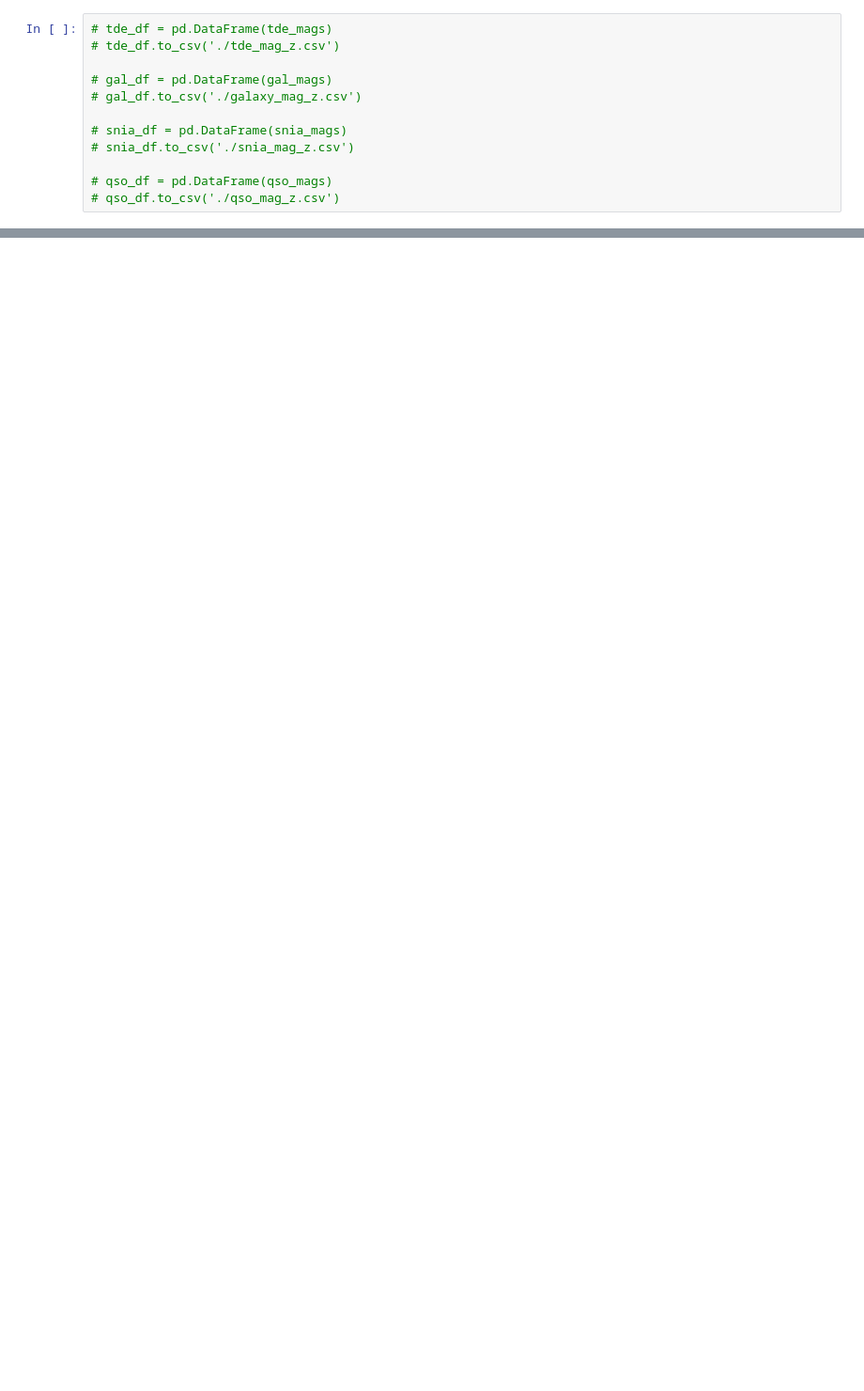
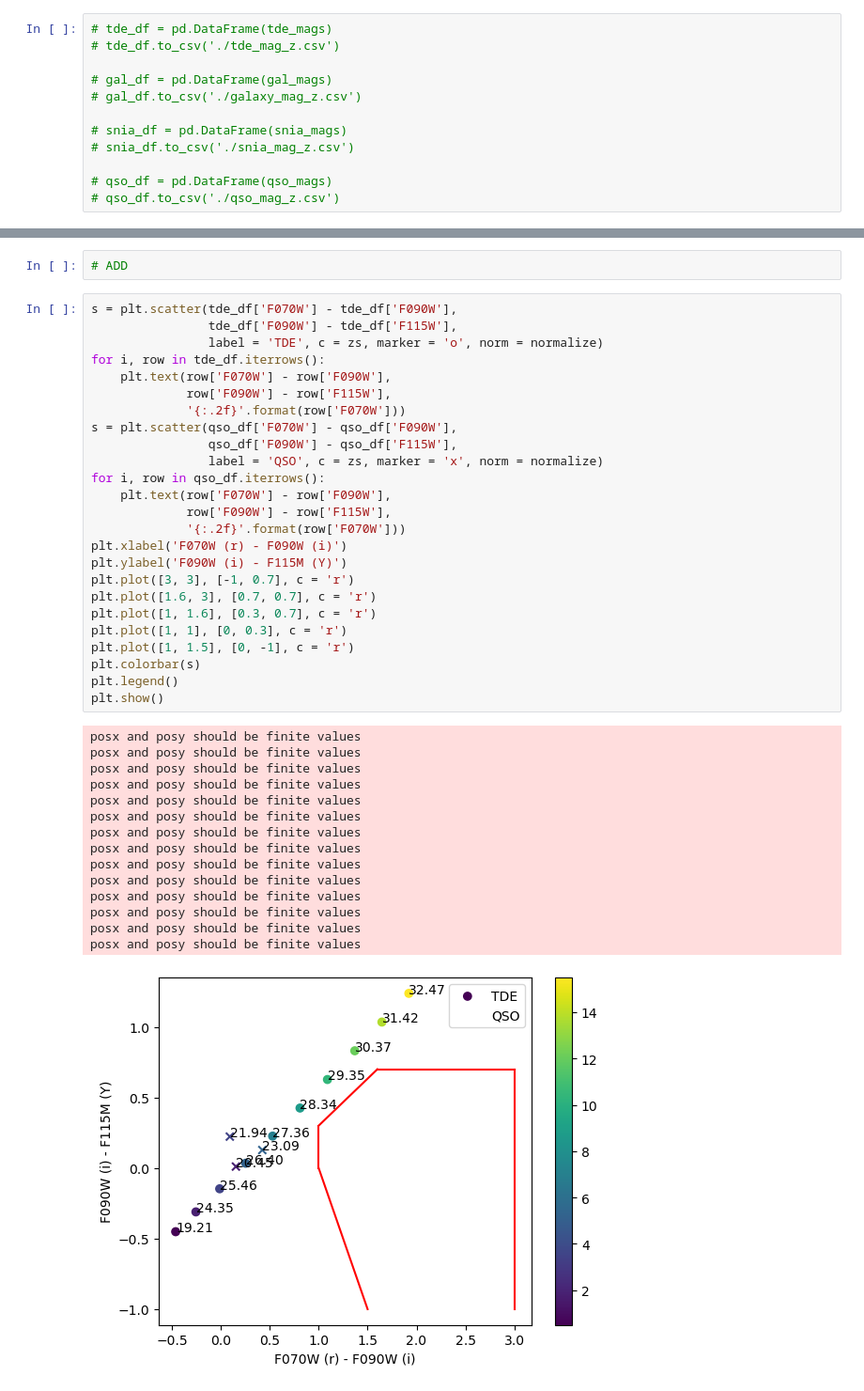
Before and after one commit to mitchellkarmen/tde_forecasting, a Jupyter notebook: notebooks/jwst_test_plot.ipynb, the cells around one changed output, grey strips where cells are left out. Shown at 94% size. Saved outputs shown, nothing was run; the diff lists cells and outputs as text; blank space fills up the shorter version.

Commit message:
fixed colors

```diff
--- a/notebooks/jwst_test_plot.ipynb
+++ b/notebooks/jwst_test_plot.ipynb
@@ -181,0 +235,43 @@ qso_df
+# %%
+# ADD
+# %%
+s = plt.scatter(tde_df['F070W'] - tde_df['F090W'],
+                tde_df['F090W'] - tde_df['F115W'],
+                label = 'TDE', c = zs, marker = 'o', norm = normalize)
+for i, row in tde_df.iterrows():
+    plt.text(row['F070W'] - row['F090W'],
+             row['F090W'] - row['F115W'],
+             '{:.2f}'.format(row['F070W']))
+s = plt.scatter(qso_df['F070W'] - qso_df['F090W'],
+                qso_df['F090W'] - qso_df['F115W'],
+                label = 'QSO', c = zs, marker = 'x', norm = normalize)
+for i, row in qso_df.iterrows():
+    plt.text(row['F070W'] - row['F090W'],
+             row['F090W'] - row['F115W'],
+             '{:.2f}'.format(row['F070W']))
+plt.xlabel('F070W (r) - F090W (i)')
+plt.ylabel('F090W (i) - F115M (Y)')
+plt.plot([3, 3], [-1, 0.7], c = 'r')
+plt.plot([1.6, 3], [0.7, 0.7], c = 'r')
+plt.plot([1, 1.6], [0.3, 0.7], c = 'r')
+plt.plot([1, 1], [0, 0.3], c = 'r')
+plt.plot([1, 1.5], [0, -1], c = 'r')
+plt.colorbar(s)
+plt.legend()
+plt.show()
+# %% [output]
+posx and posy should be finite values
+posx and posy should be finite values
+posx and posy should be finite values
+posx and posy should be finite values
+posx and posy should be finite values
+posx and posy should be finite values
+posx and posy should be finite values
+posx and posy should be finite values
+posx and posy should be finite values
+posx and posy should be finite values
+posx and posy should be finite values
+posx and posy should be finite values
+posx and posy should be finite values
+posx and posy should be finite values
+[figure, added]
```
Also changed, not shown: parts of 17 cells of this notebook, 2 other files.
